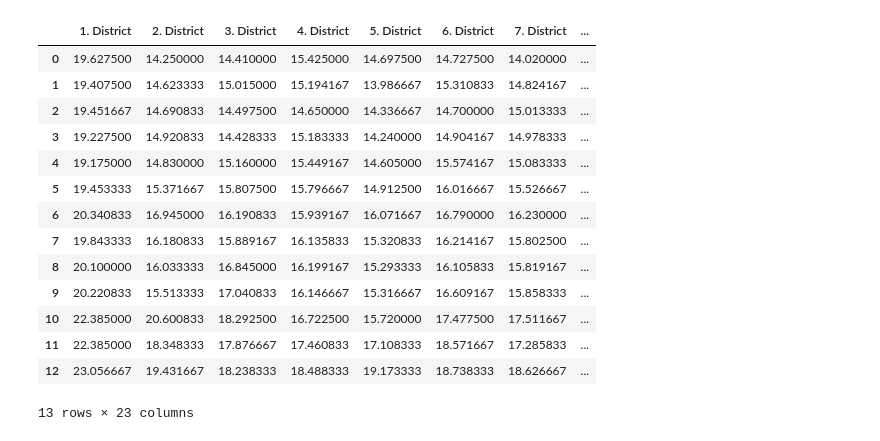
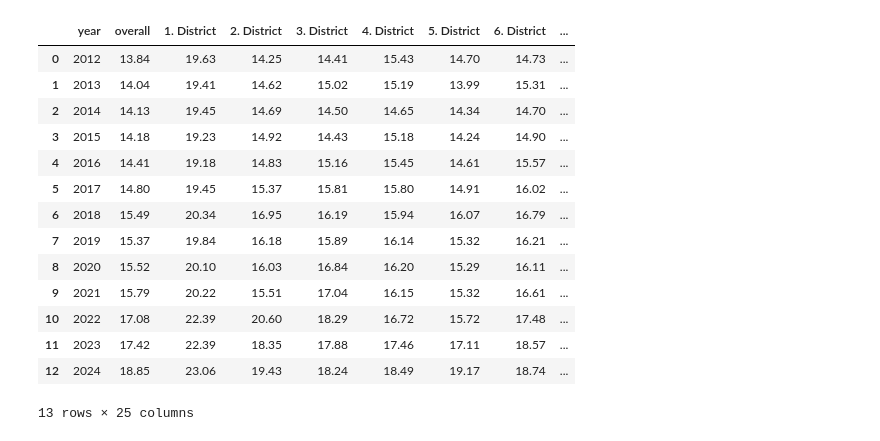
Before and after one commit to JonasUnruh/InfoVis_Dashboard, a Jupyter notebook: rent_data_pre.ipynb, the cells around one changed output. Saved outputs shown, nothing was run; the diff lists cells and outputs as text; code cells hidden in the pictures.

Commit message:
finished data

```diff
--- a/rent_data_pre.ipynb
+++ b/rent_data_pre.ipynb
@@ -1,42 +1,47 @@
 # %%
 import pandas as pd
 import json
 import statistics
 
-df = pd.DataFrame()
+df = pd.DataFrame({"year": range(2012, 2025)})
 
 for i in range(1, 24):
     with open("./data/rent_data/" + str(i) + ".json", "r") as f:
         text = json.loads(f.read())
 
     rows = text["Trends"]["TrendChart"]["Rows"]
     start = rows[:4]
     values = [i[1] for i in start]
-    year_mean = [statistics.mean(values)]
+    year_mean = [round(statistics.mean(values), 2)]
     del rows[:4]
     for j in range(0, len(rows), 12):
         year = rows[j:j+12]
         values = [val[1] for val in year]
-        year_mean.append(statistics.mean(values))
+        year_mean.append(round(statistics.mean(values), 2))
 
     df[str(i) + ". District"] = year_mean
 
+overall = []
+for index, row in df.iloc[:, 1:24].iterrows():
+    overall.append(round(statistics.mean(row), 2))
+
+df.insert(1, "overall", overall)
 df
 # %% [output]
-|  | 1. District | 2. District | 3. District | 4. District | 5. District | 6. District | 7. District | ... |
-| 0 | 19.627500 | 14.250000 | 14.410000 | 15.425000 | 14.697500 | 14.727500 | 14.020000 | ... |
-| 1 | 19.407500 | 14.623333 | 15.015000 | 15.194167 | 13.986667 | 15.310833 | 14.824167 | ... |
-| 2 | 19.451667 | 14.690833 | 14.497500 | 14.650000 | 14.336667 | 14.700000 | 15.013333 | ... |
-| 3 | 19.227500 | 14.920833 | 14.428333 | 15.183333 | 14.240000 | 14.904167 | 14.978333 | ... |
-| 4 | 19.175000 | 14.830000 | 15.160000 | 15.449167 | 14.605000 | 15.574167 | 15.083333 | ... |
-| 5 | 19.453333 | 15.371667 | 15.807500 | 15.796667 | 14.912500 | 16.016667 | 15.526667 | ... |
-| 6 | 20.340833 | 16.945000 | 16.190833 | 15.939167 | 16.071667 | 16.790000 | 16.230000 | ... |
-| 7 | 19.843333 | 16.180833 | 15.889167 | 16.135833 | 15.320833 | 16.214167 | 15.802500 | ... |
-| 8 | 20.100000 | 16.033333 | 16.845000 | 16.199167 | 15.293333 | 16.105833 | 15.819167 | ... |
-| 9 | 20.220833 | 15.513333 | 17.040833 | 16.146667 | 15.316667 | 16.609167 | 15.858333 | ... |
-| 10 | 22.385000 | 20.600833 | 18.292500 | 16.722500 | 15.720000 | 17.477500 | 17.511667 | ... |
-| 11 | 22.385000 | 18.348333 | 17.876667 | 17.460833 | 17.108333 | 18.571667 | 17.285833 | ... |
-| 12 | 23.056667 | 19.431667 | 18.238333 | 18.488333 | 19.173333 | 18.738333 | 18.626667 | ... |
+|  | year | overall | 1. District | 2. District | 3. District | 4. District | 5. District | 6. District | ... |
+| 0 | 2012 | 13.84 | 19.63 | 14.25 | 14.41 | 15.43 | 14.70 | 14.73 | ... |
+| 1 | 2013 | 14.04 | 19.41 | 14.62 | 15.02 | 15.19 | 13.99 | 15.31 | ... |
+| 2 | 2014 | 14.13 | 19.45 | 14.69 | 14.50 | 14.65 | 14.34 | 14.70 | ... |
+| 3 | 2015 | 14.18 | 19.23 | 14.92 | 14.43 | 15.18 | 14.24 | 14.90 | ... |
+| 4 | 2016 | 14.41 | 19.18 | 14.83 | 15.16 | 15.45 | 14.61 | 15.57 | ... |
+| 5 | 2017 | 14.80 | 19.45 | 15.37 | 15.81 | 15.80 | 14.91 | 16.02 | ... |
+| 6 | 2018 | 15.49 | 20.34 | 16.95 | 16.19 | 15.94 | 16.07 | 16.79 | ... |
+| 7 | 2019 | 15.37 | 19.84 | 16.18 | 15.89 | 16.14 | 15.32 | 16.21 | ... |
+| 8 | 2020 | 15.52 | 20.10 | 16.03 | 16.84 | 16.20 | 15.29 | 16.11 | ... |
+| 9 | 2021 | 15.79 | 20.22 | 15.51 | 17.04 | 16.15 | 15.32 | 16.61 | ... |
+| 10 | 2022 | 17.08 | 22.39 | 20.60 | 18.29 | 16.72 | 15.72 | 17.48 | ... |
+| 11 | 2023 | 17.42 | 22.39 | 18.35 | 17.88 | 17.46 | 17.11 | 18.57 | ... |
+| 12 | 2024 | 18.85 | 23.06 | 19.43 | 18.24 | 18.49 | 19.17 | 18.74 | ... |
-13 rows × 23 columns
+13 rows × 25 columns
 # %%
 df.to_csv("./data/average_rent_sqm.csv")
```
Also changed, not shown: parts of 3 cells of this notebook, 3 other files.
